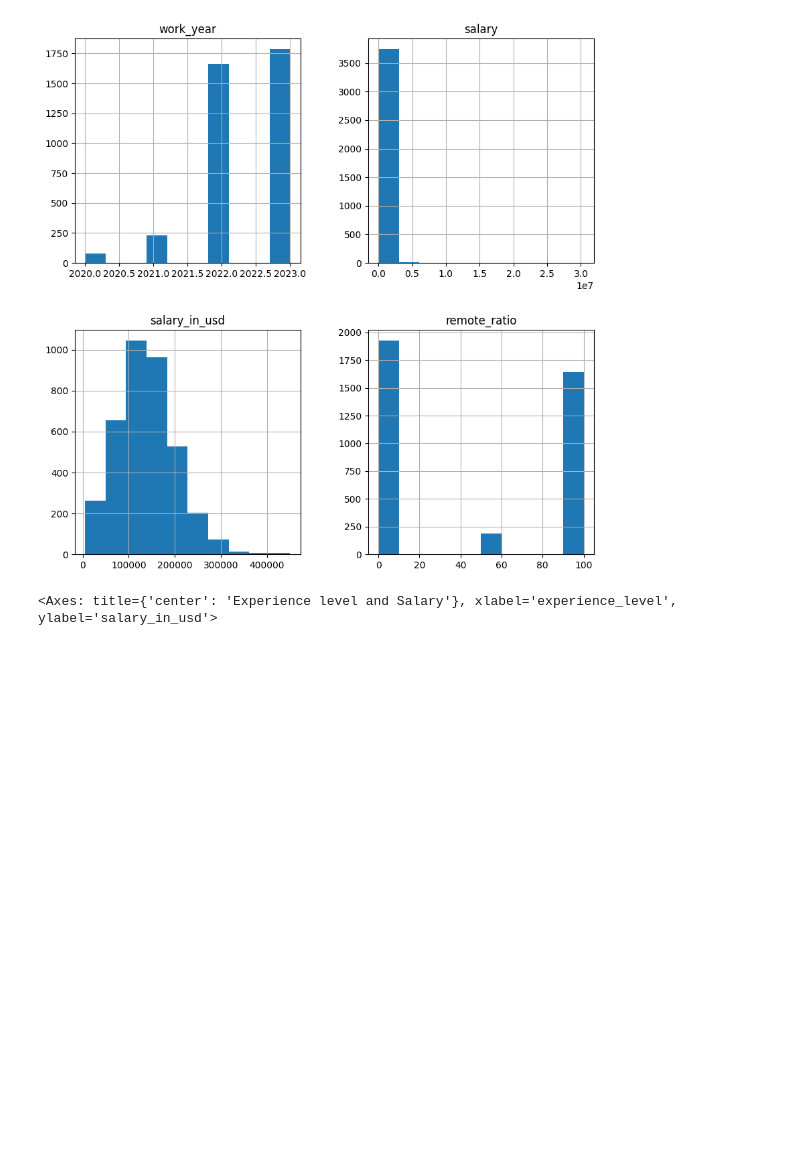
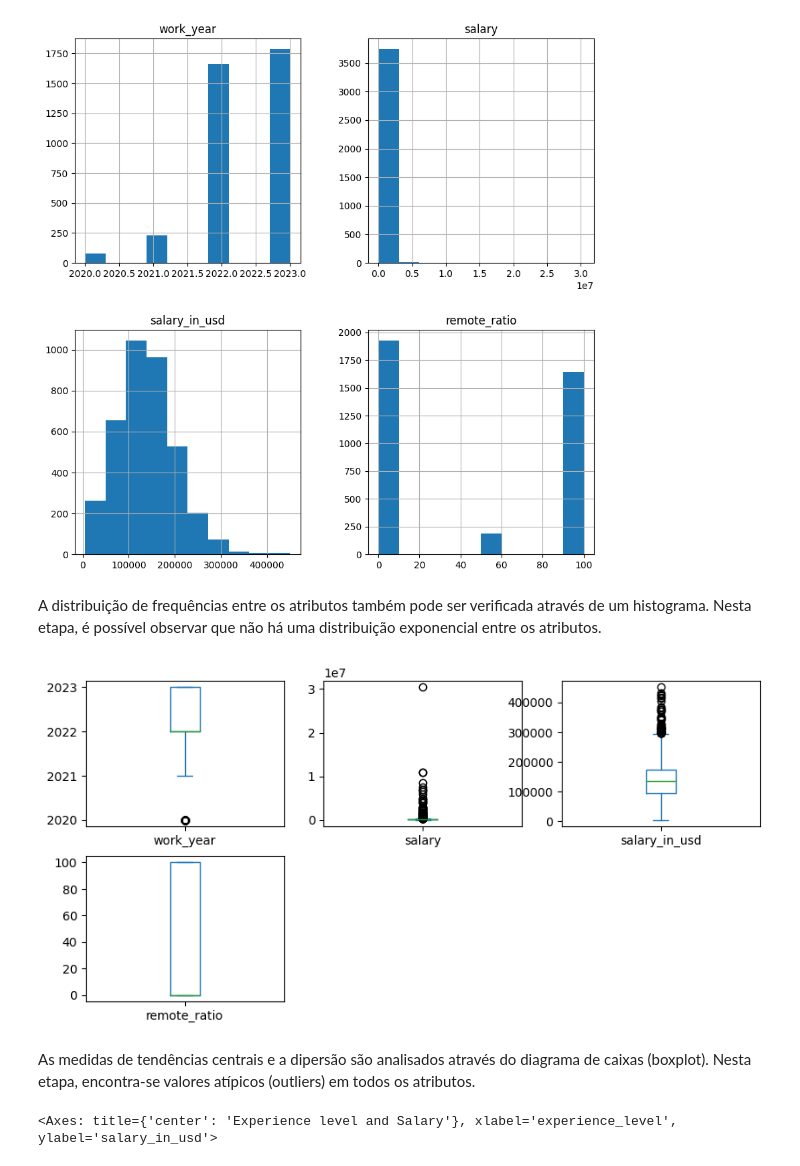
Before and after one commit to Leonascimento85/-mvp_salarios, a Jupyter notebook: MVP_Pós_Ciência_de_Dados_PUC_RIO_.ipynb, the cells around one changed output. Saved outputs shown, nothing was run; the diff lists cells and outputs as text; code cells hidden in the pictures; blank space fills up the shorter version.

```diff
--- a/MVP_Pós_Ciência_de_Dados_PUC_RIO_.ipynb
+++ b/MVP_Pós_Ciência_de_Dados_PUC_RIO_.ipynb
@@ -169,6 +168,15 @@ df_salarios.hist(figsize = (10,10))
 plt.show()
 # %% [output]
 [figure]
+# %% [markdown]
+A distribuição de frequências entre os atributos também pode ser verificada através de um histograma. Nesta etapa, é possível observar que não há uma distribuição exponencial entre os atributos.
+# %%
+df_salarios.plot(kind = 'box', subplots = True, layout = (4,3), sharex = False, sharey = False, figsize = (10,10))
+plt.show()
+# %% [output]
+[figure, added]
+# %% [markdown]
+As medidas de tendências centrais e a dipersão são analisados através do diagrama de caixas (boxplot). Nesta etapa, encontra-se valores atípicos (outliers) em todos os atributos.
 # %%
 plt.title("Experience level and Salary")
 
```
Also changed, not shown: parts of 5 cells of this notebook.
